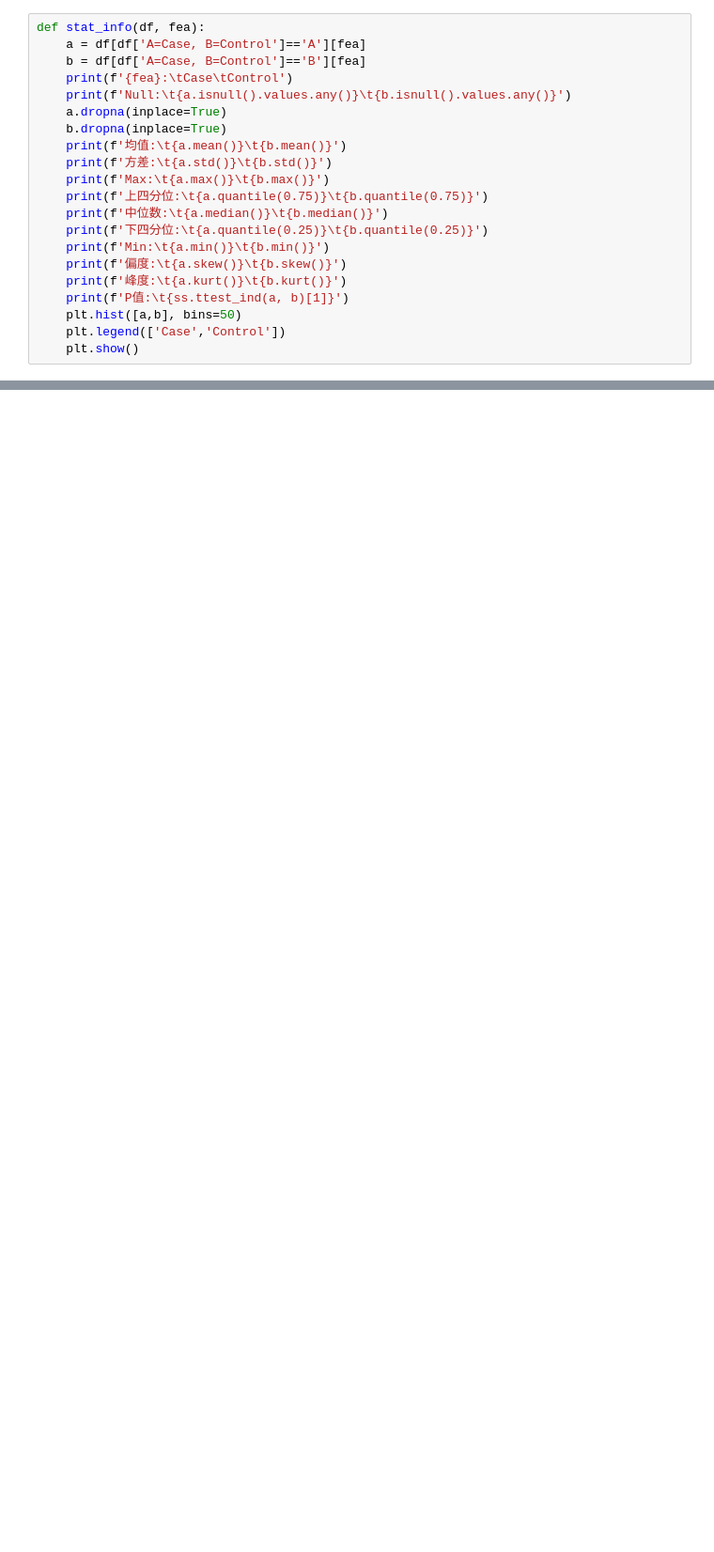
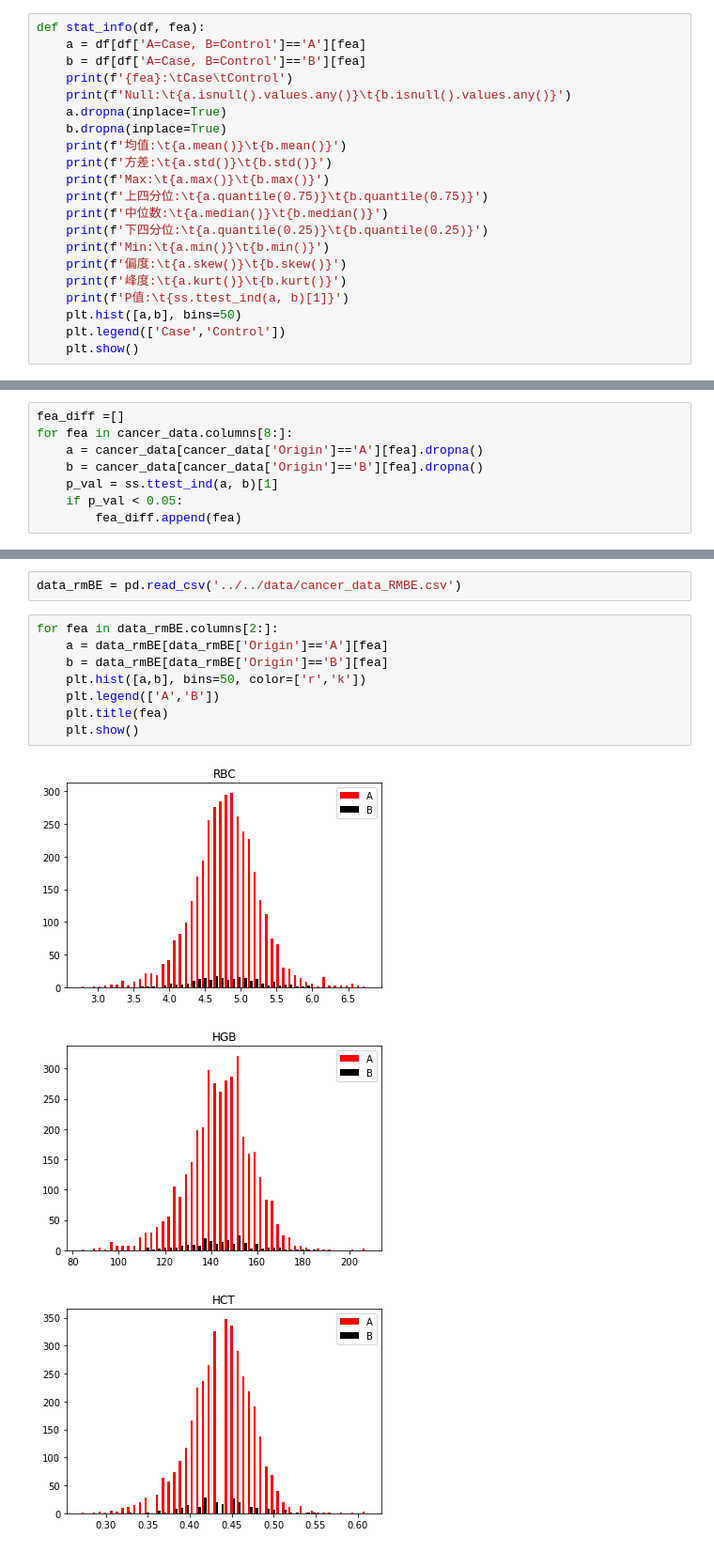
Before and after one commit to ChiXX/LungCancer, a Jupyter notebook: scripts/jupyter/Preprocessing.ipynb, the cells around one changed output, grey strips where cells are left out. Shown at 94% size. Cells and saved outputs as stored; diff of their text form; blank space fills up the shorter version.

```diff
--- a/scripts/jupyter/Preprocessing.ipynb
+++ b/scripts/jupyter/Preprocessing.ipynb
@@ -280,0 +340,8 @@ cancer_data2 = cancer_data.loc[:,:'Pattern']
+# %%
+fea_diff =[]
+for fea in cancer_data.columns[8:]:
+    a = cancer_data[cancer_data['Origin']=='A'][fea].dropna()
+    b = cancer_data[cancer_data['Origin']=='B'][fea].dropna()
+    p_val = ss.ttest_ind(a, b)[1]
+    if p_val < 0.05:
+        fea_diff.append(fea)
@@ -280,0 +359,14 @@ cancer_data2 = cancer_data.loc[:,:'Pattern']
+# %%
+data_rmBE = pd.read_csv('../../data/cancer_data_RMBE.csv')
+# %%
+for fea in data_rmBE.columns[2:]:
+    a = data_rmBE[data_rmBE['Origin']=='A'][fea]
+    b = data_rmBE[data_rmBE['Origin']=='B'][fea]
+    plt.hist([a,b], bins=50, color=['r','k'])
+    plt.legend(['A','B'])
+    plt.title(fea)
+    plt.show()
+# %% [output]
+[figure, added]
+[figure, added]
+[figure, added]
```
Also changed, not shown: parts of 29 cells of this notebook, 3 other files.
